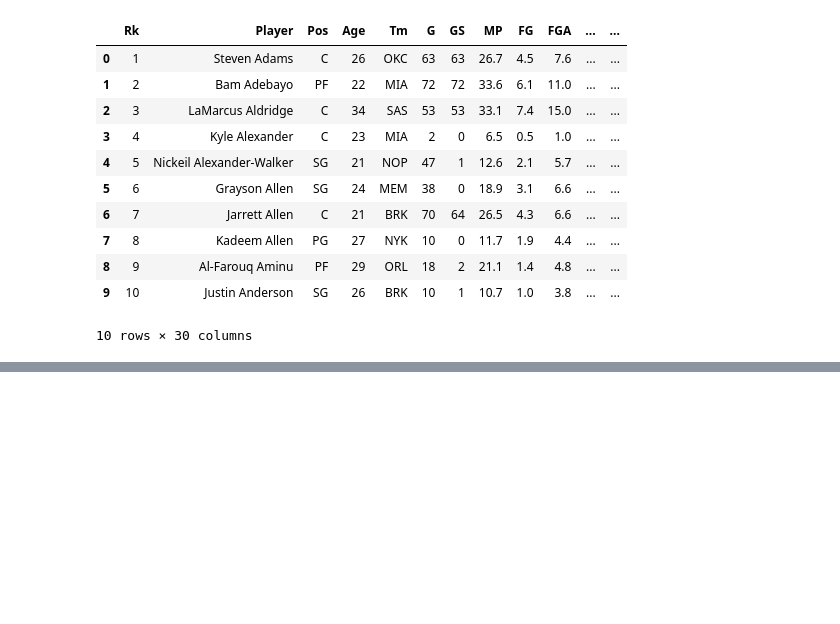
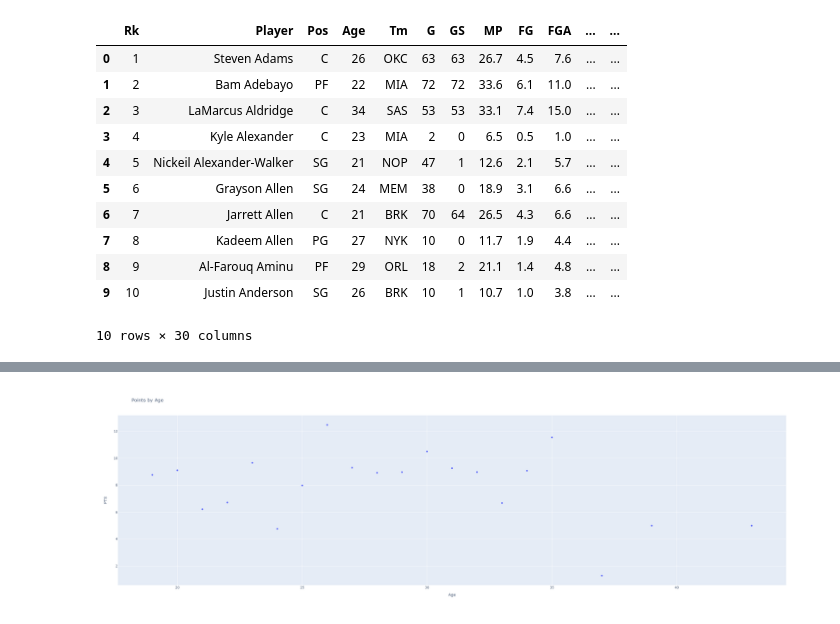
Before and after one commit to mikestantonmusic/Python-Code-Examples, a Jupyter notebook: DataVis.ipynb, the cells around one changed output, grey strips where cells are left out. Saved outputs shown, nothing was run; the diff lists cells and outputs as text; code cells hidden in the pictures; blank space fills up the shorter version.

```diff
--- a/DataVis.ipynb
+++ b/DataVis.ipynb
@@ -98,0 +116,6 @@ for player in top_players:
+# %%
+pts_age_df = pd.pivot_table(df[['Age','PTS']],index= 'Age',values='PTS',aggfunc=np.mean).reset_index()
+fig = px.scatter(pts_age_df, x='Age', y='PTS', title='Points by Age', width=1200, height=600)
+fig.show()
+# %% [output]
+[figure, added]
```
Also changed, not shown: parts of 7 cells of this notebook, 1 other file.
